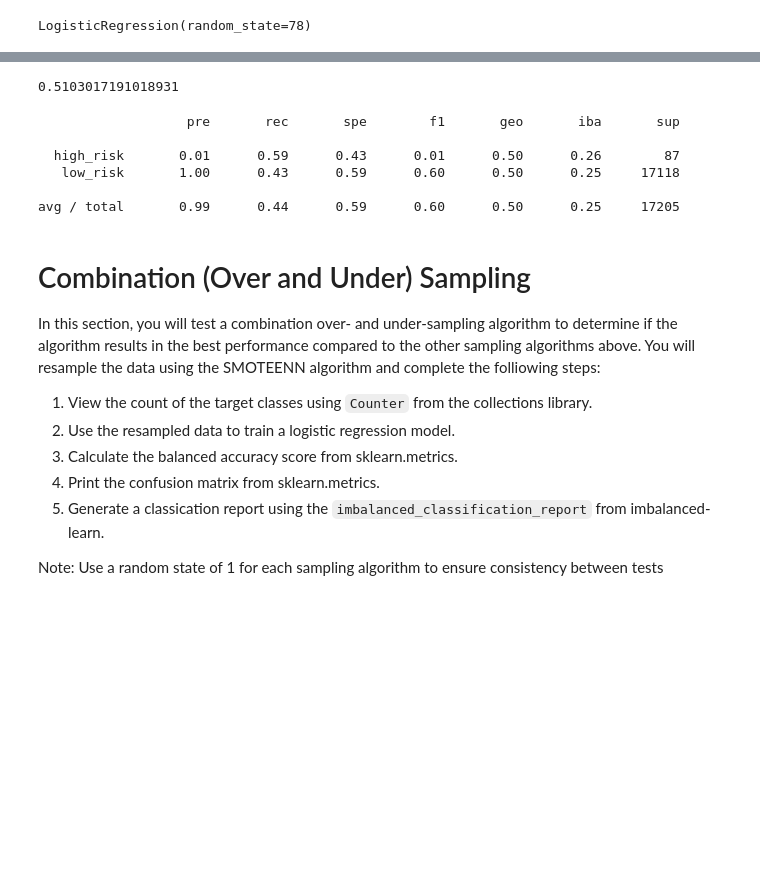
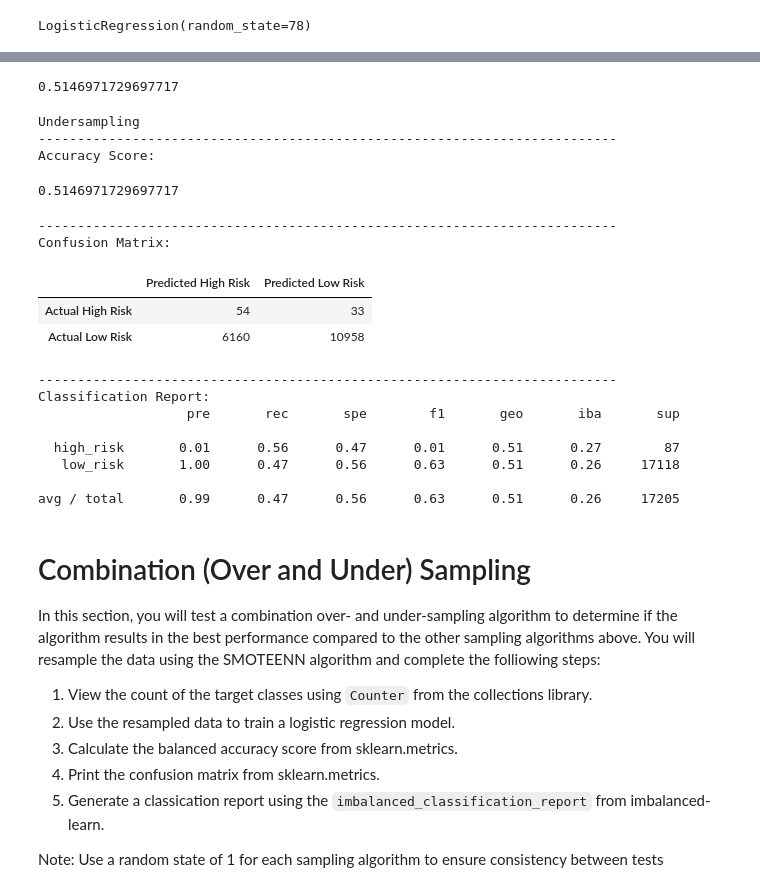
Before and after one commit to Angienoelhaverly/Credit_Risk_Analysis, a Jupyter notebook: credit_risk_resampling.ipynb, the cells around one changed output, grey strips where cells are left out. Saved outputs shown, nothing was run; the diff lists cells and outputs as text; code cells hidden in the pictures; blank space fills up the shorter version.

```diff
--- a/credit_risk_resampling.ipynb
+++ b/credit_risk_resampling.ipynb
@@ -291,20 +329,45 @@ array([[  51,   36],
 # %%
 # Calculated the balanced accuracy score
 from sklearn.metrics import balanced_accuracy_score
-balanced_accuracy_score(y_test, y_pred)
+undersampling_score = balanced_accuracy_score(y_test, y_pred)
+undersampling_score
 # %% [output]
-0.5103017191018931
+0.5146971729697717
-# %%
-# Print the imbalanced classification report
-from imblearn.metrics import classification_report_imbalanced
-print(classification_report_imbalanced(y_test, y_pred))
-# %% [output]
-                   pre       rec       spe        f1       geo       iba       sup
-
-  high_risk       0.01      0.59      0.43      0.01      0.50      0.26        87
-   low_risk       1.00      0.43      0.59      0.60      0.50      0.25     17118
-
-avg / total       0.99      0.44      0.59      0.60      0.50      0.25     17205
+# %%
+# Print the imbalanced classification report
+from imblearn.metrics import classification_report_imbalanced
+cm_df = pd.DataFrame(
+    cm, index=["Actual High Risk", "Actual Low Risk"], columns=["Predicted High Risk", "Predicted Low Risk"]
+)
+
+print(f'Undersampling')
+print(f'--------------------------------------------------------------------------')
+print(f'Accuracy Score: ')
+display(undersampling_score)
+print(f'--------------------------------------------------------------------------')
+print(f'Confusion Matrix:')
+display(cm_df)
+print(f'--------------------------------------------------------------------------')
+print(f'Classification Report:')
+print(classification_report_imbalanced(y_test, y_pred))
+# %% [output]
+Undersampling
+--------------------------------------------------------------------------
+Accuracy Score:
+0.5146971729697717
+--------------------------------------------------------------------------
+Confusion Matrix:
+|  | Predicted High Risk | Predicted Low Risk |
+| Actual High Risk | 54 | 33 |
+| Actual Low Risk | 6160 | 10958 |
+--------------------------------------------------------------------------
+Classification Report:
+                   pre       rec       spe        f1       geo       iba       sup
+
+  high_risk       0.01      0.56      0.47      0.01      0.51      0.27        87
+   low_risk       1.00      0.47      0.56      0.63      0.51      0.26     17118
+
+avg / total       0.99      0.47      0.56      0.63      0.51      0.26     17205
 # %% [markdown]
 # Combination (Over and Under) Sampling
 
```
Also changed, not shown: parts of 10 cells of this notebook.
